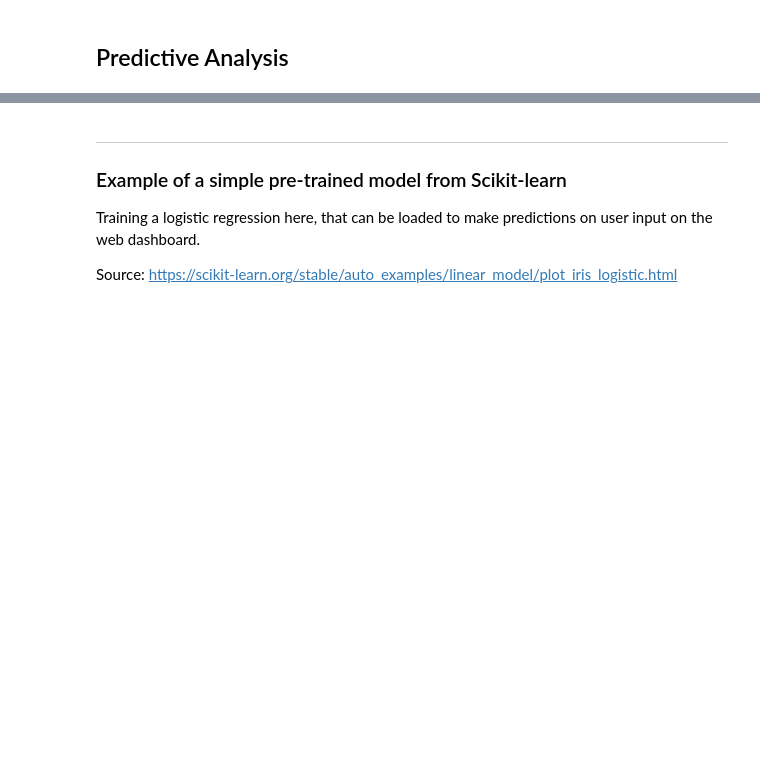
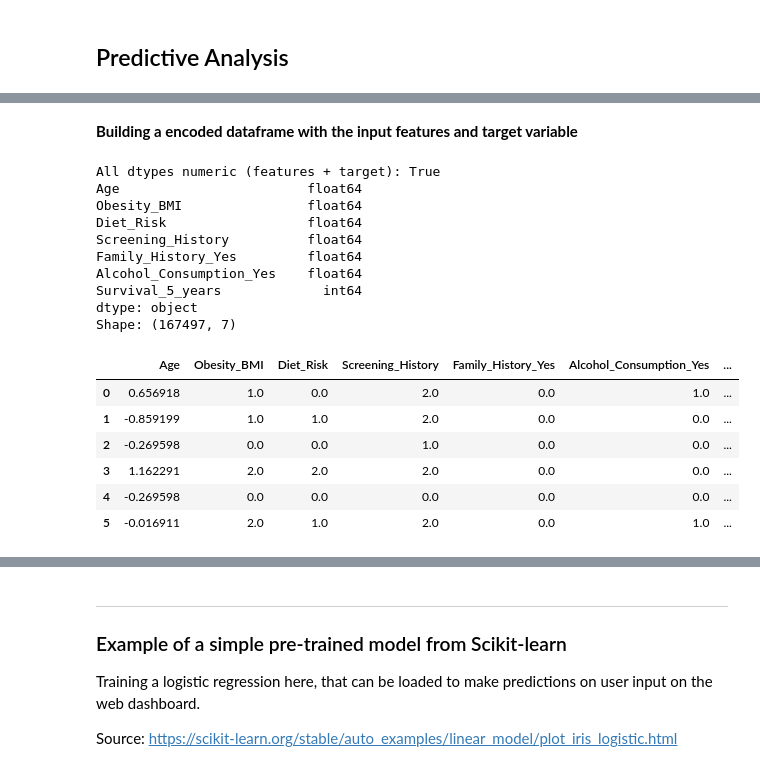
Before and after one commit to samriddhist/PROHI-dashboard-demo, a Jupyter notebook: jupyter-notebooks/data-analysis-pipeline.ipynb, the cells around one changed output, grey strips where cells are left out. Cells and saved outputs as stored; diff of their text form; code cells hidden in the pictures; blank space fills up the shorter version.

```diff
--- a/jupyter-notebooks/data-analysis-pipeline.ipynb
+++ b/jupyter-notebooks/data-analysis-pipeline.ipynb
@@ -912,0 +1347,44 @@ This finding suggests that survival outcomes in colorectal cancer are influenced
+# %% [markdown]
+**Building a encoded dataframe with the input features and target variable**
+# %%
+# 1 Make/confirm numeric target (0/1)
+y_num = (
+    df["Survival_5_years"].astype(str).str.strip().str.lower()
+      .map({"yes": 1, "no": 0, "1": 1, "0": 0})
+      .astype("int64")
+)
+
+# 2 Create encoded feature DataFrame from transformed array
+df_features_encoded = pd.DataFrame(
+    X_num,
+    columns=feature_names,
+    index=df.index  # keep original row alignment
+)
+
+# 3 Combine features + target into one modeling DataFrame
+df_model_encoded = pd.concat([df_features_encoded, y_num.rename("Survival_5_years")], axis=1)
+
+# 4 Prove everything is numeric
+all_numeric = all(np.issubdtype(dt, np.number) for dt in df_model_encoded.dtypes)
+print("All dtypes numeric (features + target):", all_numeric)
+print(df_model_encoded.dtypes.tail(10))
+print("Shape:", df_model_encoded.shape)
+df_model_encoded.head(6)
+# %% [output]
+All dtypes numeric (features + target): True
+Age                        float64
+Obesity_BMI                float64
+Diet_Risk                  float64
+Screening_History          float64
+Family_History_Yes         float64
+Alcohol_Consumption_Yes    float64
+Survival_5_years             int64
+dtype: object
+Shape: (167497, 7)
+|  | Age | Obesity_BMI | Diet_Risk | Screening_History | Family_History_Yes | Alcohol_Consumption_Yes | ... |
+| 0 | 0.656918 | 1.0 | 0.0 | 2.0 | 0.0 | 1.0 | ... |
+| 1 | -0.859199 | 1.0 | 1.0 | 2.0 | 0.0 | 0.0 | ... |
+| 2 | -0.269598 | 0.0 | 0.0 | 1.0 | 0.0 | 0.0 | ... |
+| 3 | 1.162291 | 2.0 | 2.0 | 2.0 | 0.0 | 0.0 | ... |
+| 4 | -0.269598 | 0.0 | 0.0 | 0.0 | 0.0 | 0.0 | ... |
+| 5 | -0.016911 | 2.0 | 1.0 | 2.0 | 0.0 | 1.0 | ... |
```
Also changed, not shown: parts of 50 cells of this notebook, 2 other files.
